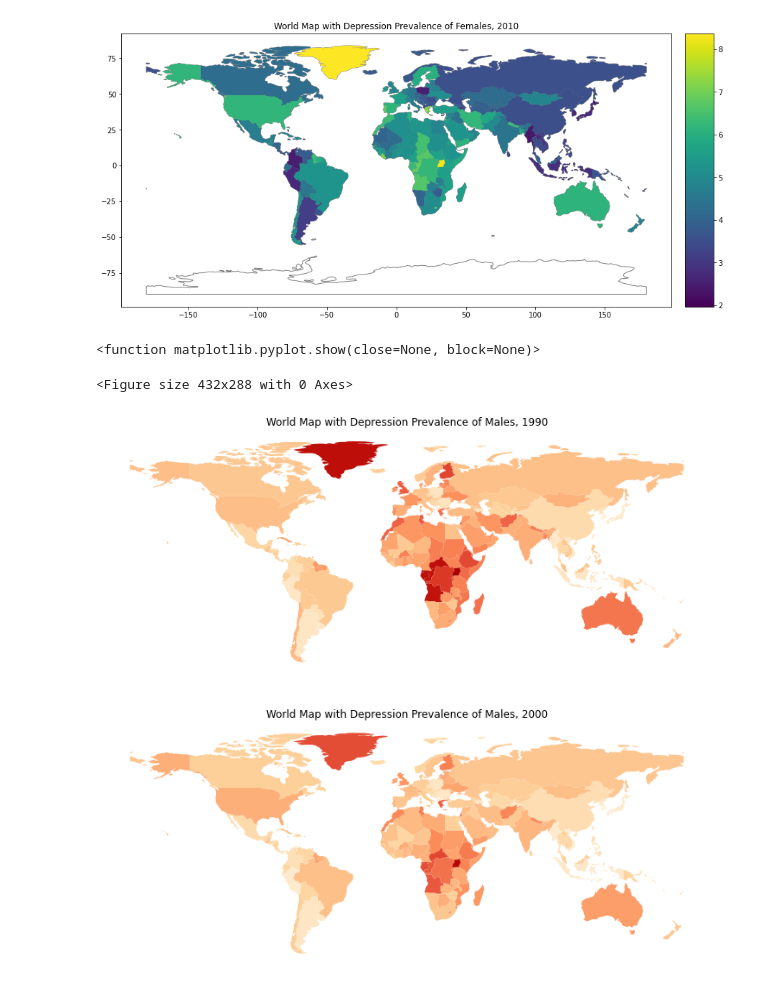
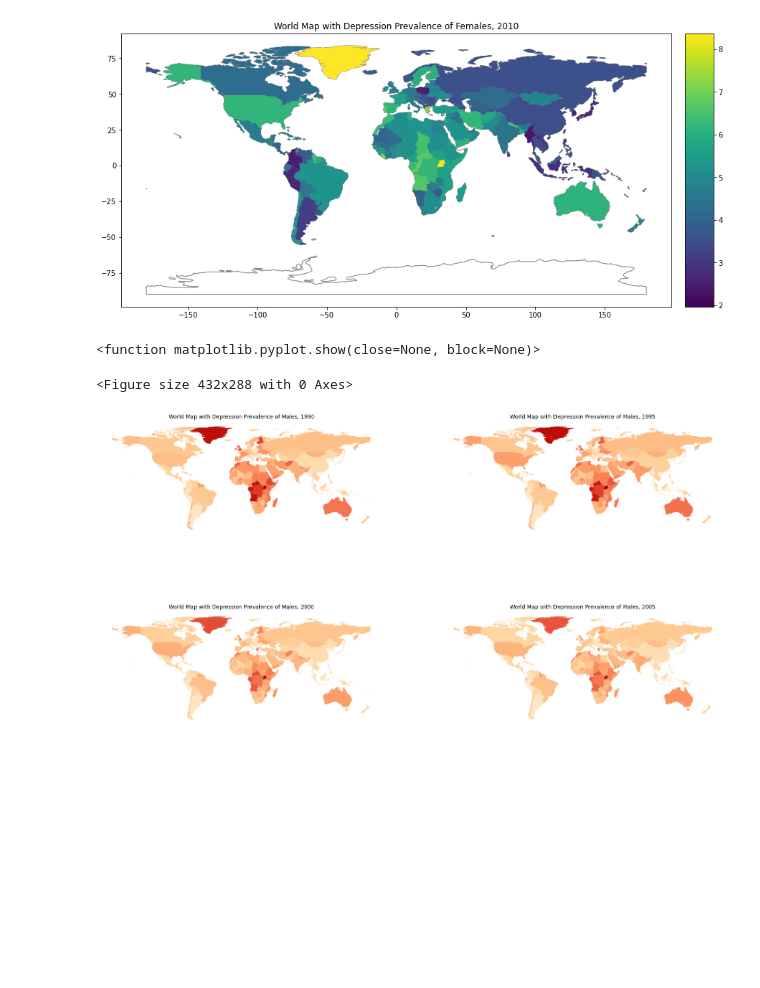
Before and after one commit to lostconnectionhere/mental_health, a Jupyter notebook: menth.ipynb, the cells around one changed output. Drawn from its saved outputs; the diff is of its cells as text; code cells hidden in the pictures; blank space fills up the shorter version.

Commit message:
world plots male 1995-2005 in one

```diff
--- a/menth.ipynb
+++ b/menth.ipynb
@@ -335,34 +335,46 @@ plt.show()
 # plt.show()
 # %%
 prev_depression_1990 = mergedDF.loc[mergedDF['Year'] == 1990]
+prev_depression_1995 = mergedDF.loc[mergedDF['Year'] == 1995]
 prev_depression_2000 = mergedDF.loc[mergedDF['Year'] == 2000]
+prev_depression_2005 = mergedDF.loc[mergedDF['Year'] == 2005]
 
 gdf1990 = gpd.GeoDataFrame(prev_depression_1990)
+gdf1995 = gpd.GeoDataFrame(prev_depression_1995)
 gdf2000 = gpd.GeoDataFrame(prev_depression_2000)
+gdf2005 = gpd.GeoDataFrame(prev_depression_2005)
+
 
 plt.figure()
 fig = plt.figure(figsize=(80, 30))
-ax1 = plt.subplot2grid((5,3), (0,0))
+
+ax1 = plt.subplot2grid((4,6), (1,0))
 ax1.set_title("World Map with Depression Prevalence of Males, 1990")
 ax1.axis("off")
-ax2 = plt.subplot2grid((5,3), (1,0))
-ax2.set_title("World Map with Depression Prevalence of Males, 2000")
+
+ax2 = plt.subplot2grid((4,6), (1,1))
+ax2.set_title("World Map with Depression Prevalence of Males, 1995")
 ax2.axis("off")
-# from mpl_toolkits.axes_grid1 import make_axes_locatable
 
-# fig, ax = plt.subplots(1, 1, figsize=(15, 10))
-# divider = make_axes_locatable(ax)
-# cax = divider.append_axes("right", size="5%", pad=0.1)
+ax3 = plt.subplot2grid((4,6), (2,0))
+ax3.set_title("World Map with Depression Prevalence of Males, 2000")
+ax3.axis("off")
 
-# world.plot(ax=ax, color='white', edgecolor='gray')
-world_map_1990_male = gdf1990.plot(column='Prevalence_depr_male', ax=ax1, markersize=50, cmap='OrRd')
+ax4 = plt.subplot2grid((4,6), (2,1))
+ax4.set_title("World Map with Depression Prevalence of Males, 2005")
+ax4.axis("off")
 
-world_map_2000_male = gdf2000.plot(column='Prevalence_depr_male', ax=ax2, markersize=50, cmap='OrRd')
-# world_map_1990_male.set_title("World Map with Depression Prevalence of Males, 1990")
 
+
+world_map_1990_male = gdf1990.plot(column='Prevalence_depr_male', ax=ax1, markersize=50, cmap='OrRd', cax=cax)
+world_map_1995_male = gdf1995.plot(column='Prevalence_depr_male', ax=ax2, markersize=50, cmap='OrRd', cax=cax)
+world_map_2000_male = gdf2000.plot(column='Prevalence_depr_male', ax=ax3, markersize=50, cmap='OrRd', cax=cax)
+world_map_2005_male = gdf2005.plot(column='Prevalence_depr_male', ax=ax4, markersize=50, cmap='OrRd', cax=cax)
+
+# fig.tight_layout
 plt.show
 # %% [output]
 <function matplotlib.pyplot.show(close=None, block=None)>
 <Figure size 432x288 with 0 Axes>
-[figure, old version]
+[figure, new version]
 # %%
```
Also changed, not shown: parts of 2 cells of this notebook.
